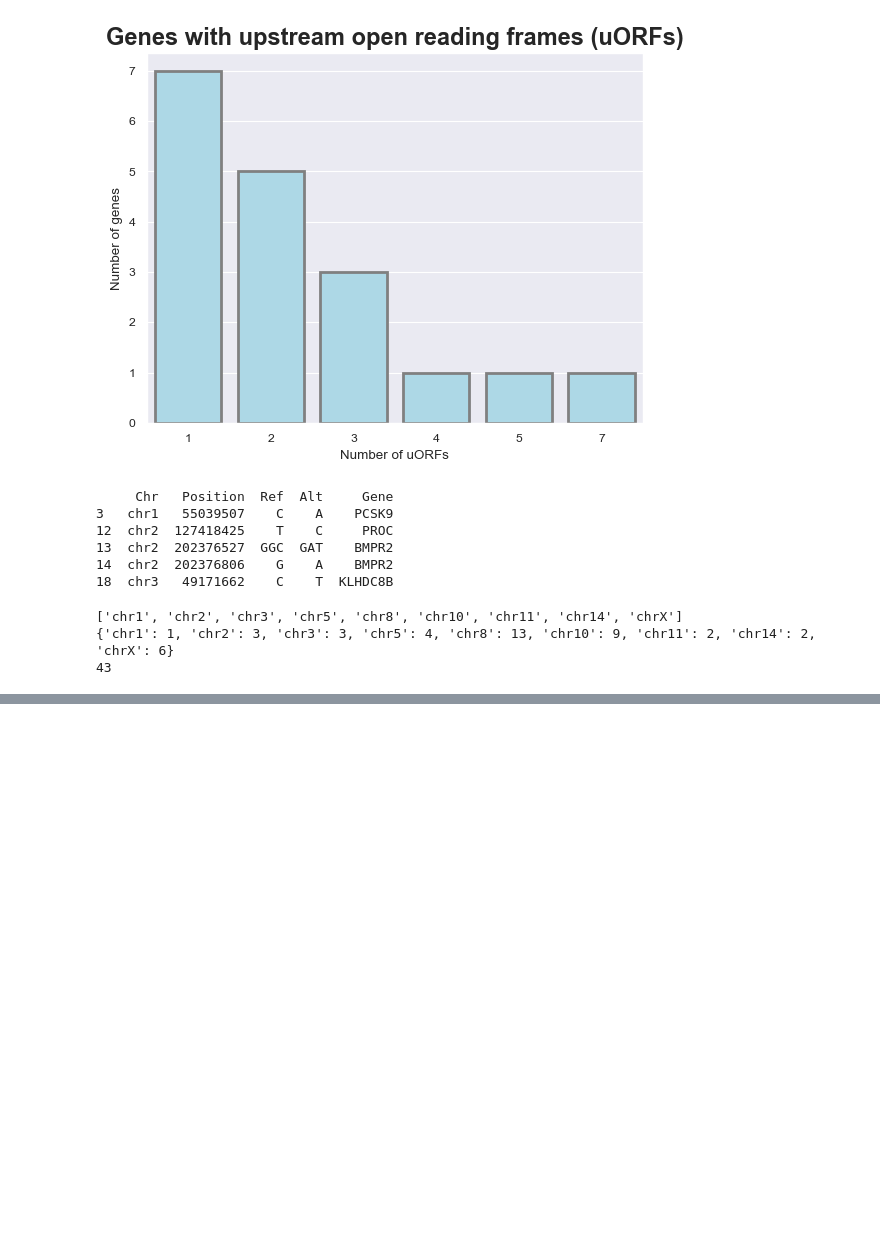
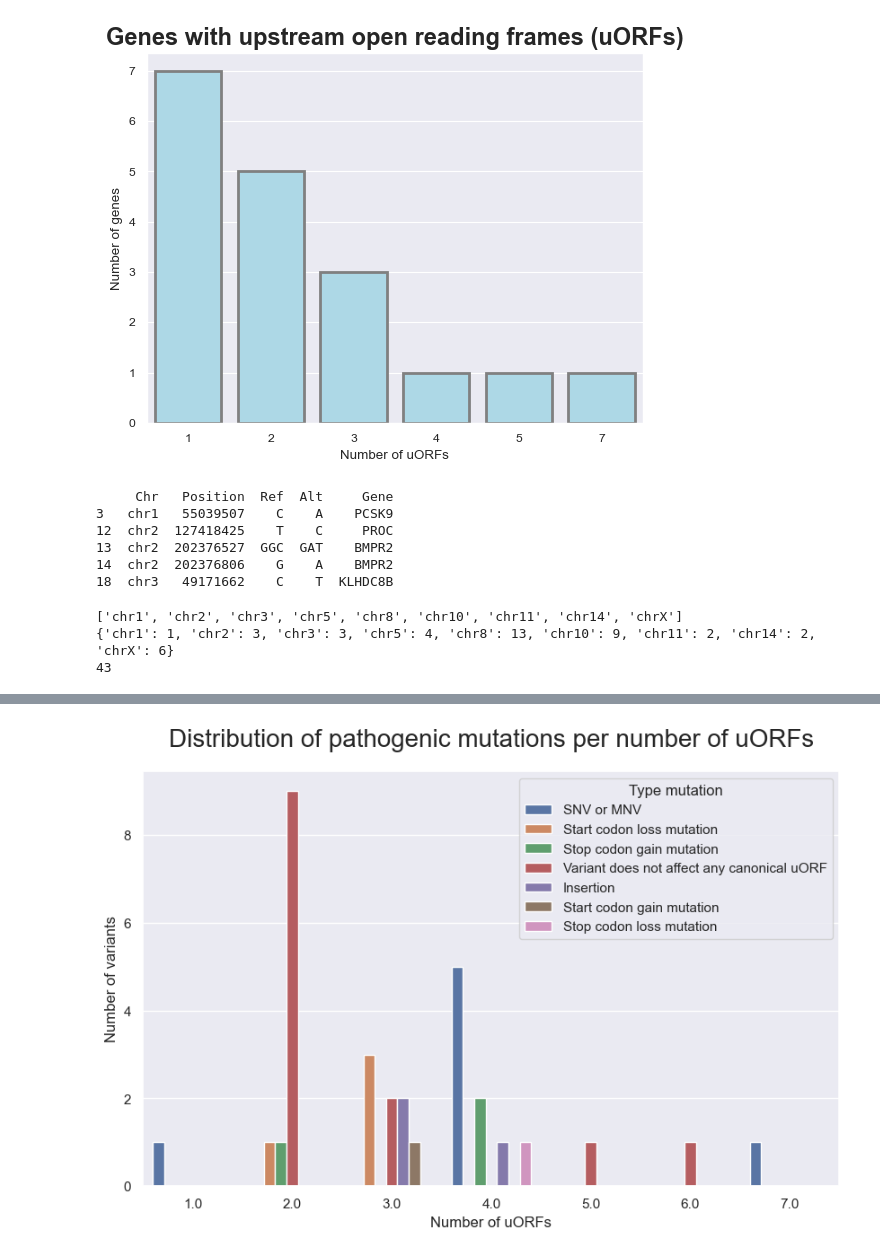
Before and after one commit to Ale-pinto-alba/utrfx, a Jupyter notebook: paper_visualization.ipynb, the cells around one changed output, grey strips where cells are left out. Drawn from its saved outputs; the diff is of its cells as text; code cells hidden in the pictures; blank space fills up the shorter version.

```diff
--- a/paper_visualization.ipynb
+++ b/paper_visualization.ipynb
@@ -446,20 +497,22 @@ print(f"Median cap distance: {sum / copy_patho_df.shape[0]}")
 # %%
 distribution_mutation_per_uorfs_df = pd.DataFrame(patho_coincidences_df)
 
 sns.set(style="darkgrid")
 plt.figure(figsize=(10, 6))
 
 sns.barplot(data=distribution_mutation_per_uorfs_df, x='NuORFs', y='coincidences', hue='Type mutation')
 
 plt.title(
     'Distribution of pathogenic mutations per number of uORFs',
     fontsize=20,
     pad=20,
 )
-plt.xlabel('Number uORFs', fontsize=12)
-plt.ylabel('Coincidences', fontsize=12)
+plt.xlabel('Number of uORFs', fontsize=12)
+plt.ylabel('Number of variants', fontsize=12)
 
 plt.show()
+# %% [output]
+[figure, added]
 # %%
 total_coincidences_patho = patho_coincidences_df['coincidences'].sum()
 patho_coincidences_df['percentage'] = (patho_coincidences_df['coincidences'] / total_coincidences_patho) * 100
```
Also changed, not shown: parts of 17 cells of this notebook, 4 other files.
